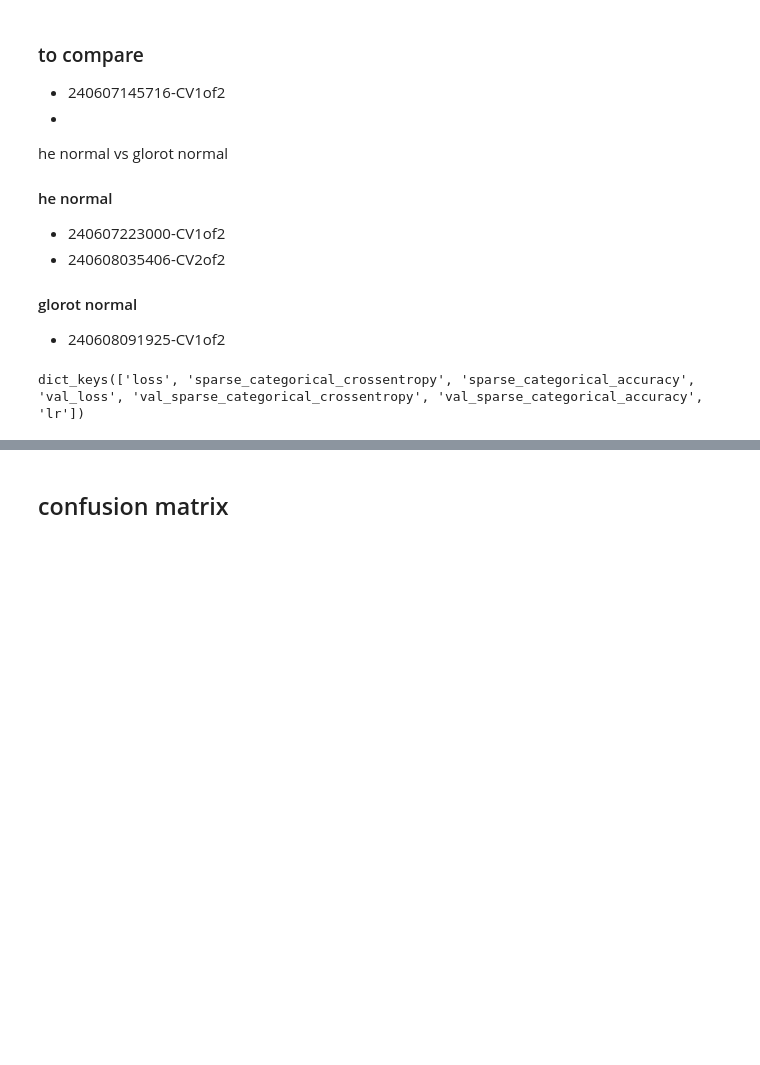
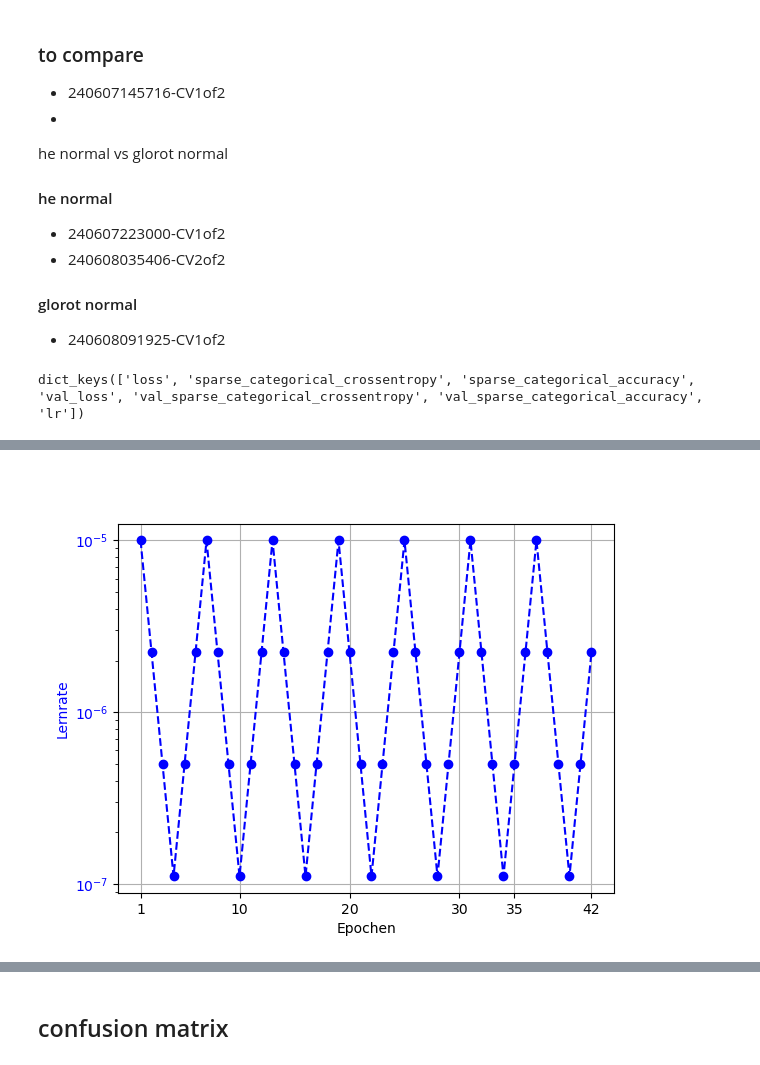
Before and after one commit to GebTorte/RS-Net, a Jupyter notebook: notebooks/sis_investigateModelHistory.ipynb, the cells around one changed output, grey strips where cells are left out. Saved outputs shown, nothing was run; the diff lists cells and outputs as text; code cells hidden in the pictures; blank space fills up the shorter version.

```diff
--- a/notebooks/sis_investigateModelHistory.ipynb
+++ b/notebooks/sis_investigateModelHistory.ipynb
@@ -35,3 +46,19 @@ dict_keys(['loss', 'sparse_categorical_crossentropy', 'sparse_categorical_accura
+# %%
+fig, ax = plt.subplots()
+plt.grid(True)
+ax.set_xticks([0, 9 , 19, 29, 34, 41])
+ax.set_xticklabels([1, 10 , 20, 30, 35, 42])
+
+ax.plot(hist["lr"] , color="blue", marker="o", linestyle="--")
+ax.set_xlabel("Epochen")
+ax.set_ylabel("Lernrate", color="blue")
+#ax.set_xticks([0, 10 , 20, 30, 35, 41])
+ax.tick_params(axis = "y", labelcolor="blue")
+ax.set_yscale("log")
+
+plt.savefig("M2_V1_learning_rate.svg", format="svg", dpi=300)
+# %% [output]
+[figure, added]
 # %%
 fig, ax = plt.subplots()
 
```
Also changed, not shown: parts of 9 cells of this notebook, 9 other files.
